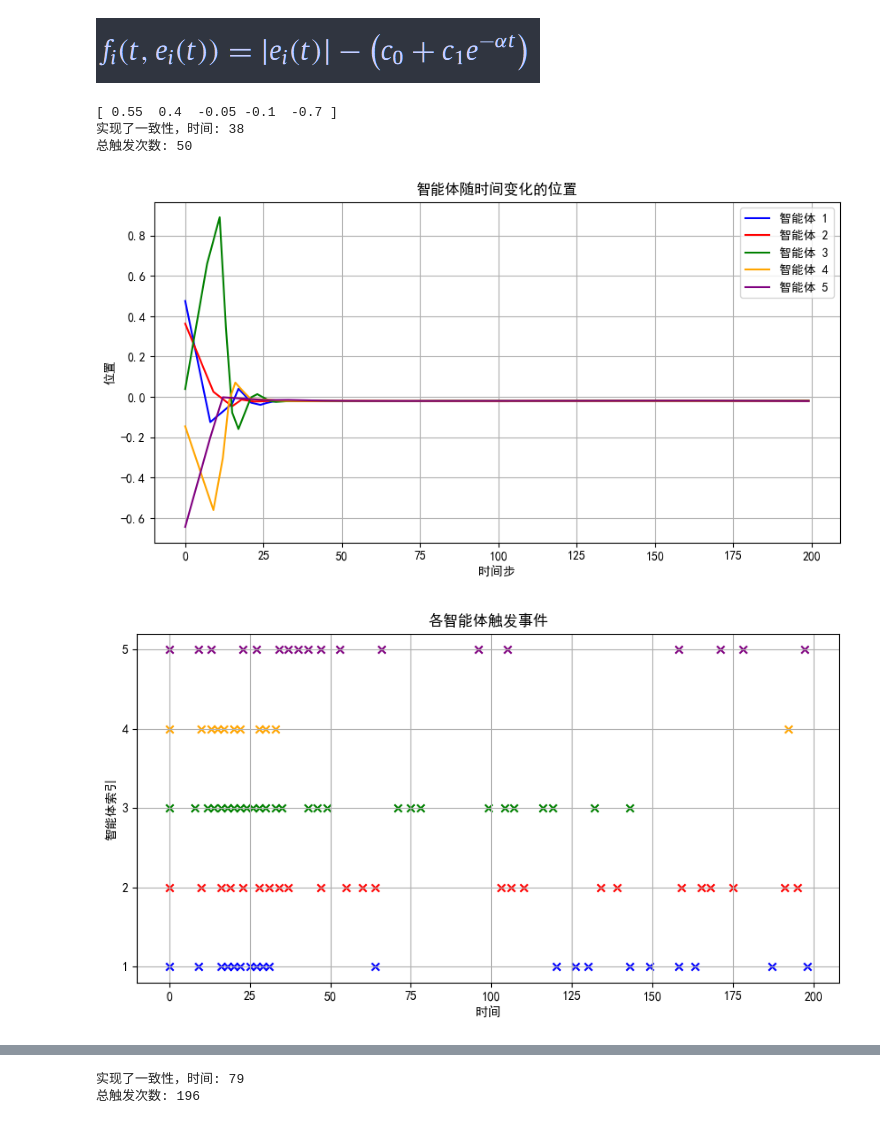
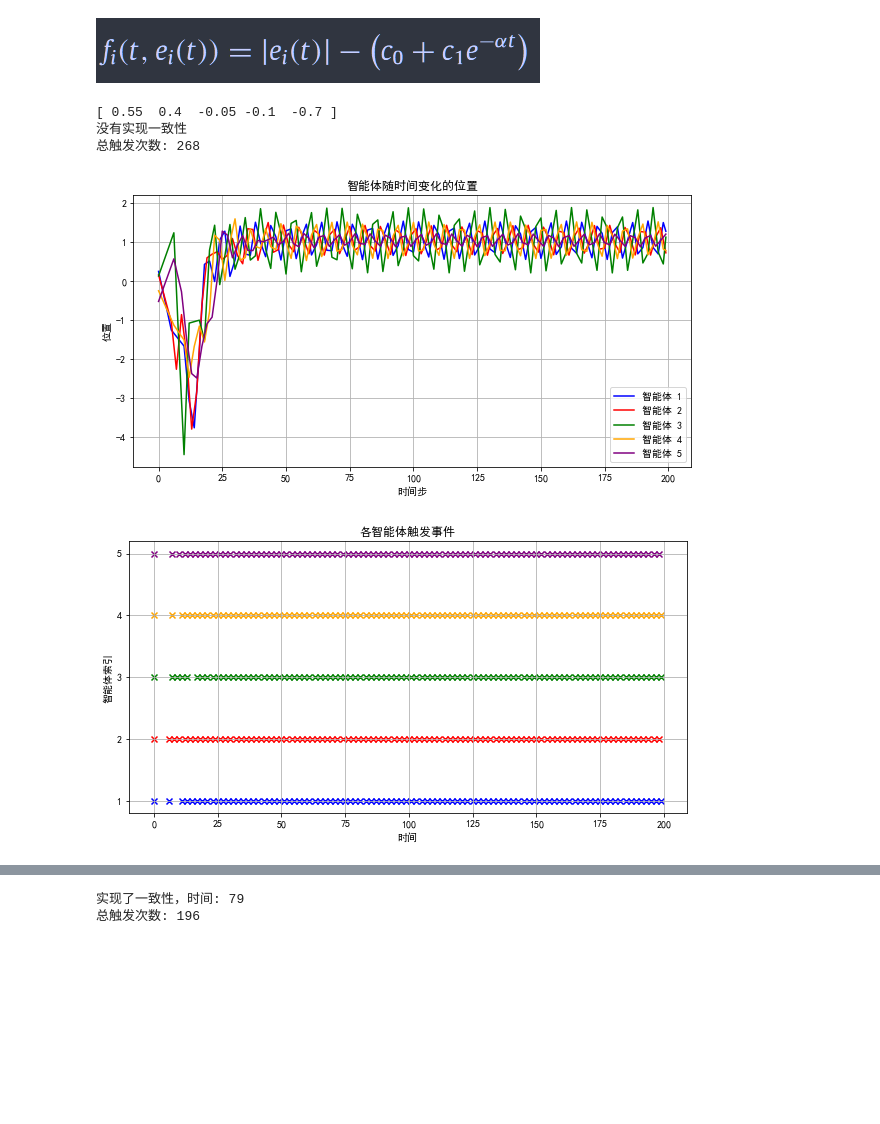
Before and after one commit to yjchenCN/Multi-agent-consensus-algorithm, a Jupyter notebook: Event-based broadcasting for multi-agent average consensus.ipynb, the cells around one changed output, grey strips where cells are left out. Drawn from its saved outputs; the diff is of its cells as text; code cells hidden in the pictures; blank space fills up the shorter version.

```diff
--- a/Event-based broadcasting for multi-agent average consensus.ipynb
+++ b/Event-based broadcasting for multi-agent average consensus.ipynb
@@ -12,7 +12,7 @@ class Agent:
         self.last_broadcast_position = self.position  #存储了该智能体最近一次广播的位置
         self.trigger_points = []
         self.u_i = 0
-        self.c_0 = 0.00053
+        self.c_0 = 0.0004
         self.c_1 = 6
         self.alpha = 0.3
         self.trigger_count = 0
@@ -33,7 +33,7 @@ class Agent:
 
         # 如果事件触发函数大于等于0，则更新位置
         if trigger_condition >= 0 or t == 0:
-            self.u_i = - sum(self.is_neighbor(neighbor) * (self.last_broadcast_position - neighbor.last_broadcast_position) for neighbor in self.neighbors)
+            self.u_i = - sum((self.last_broadcast_position - neighbor.last_broadcast_position) for neighbor in self.neighbors)
             self.position += self.u_i * dt
             self.last_broadcast_position = self.position
             #记录触发的相关信息
@@ -54,7 +54,7 @@ class Agent:
 # 初始化参数和智能体
 num_agents = 5
 num_iterations = 200
-dt = 0.1
+dt = 0.3
 np.random.seed(0)
 #agents = [Agent(np.random.uniform(-1, 1), i) for i in range(num_agents)]
 #initial_positions = np.linspace(-1, 1, num_agents)
@@ -146,34 +146,34 @@ custom_time = np.arange(num_iterations) * dt
 custom_time = custom_time[:time]
 
 # 绘制触发事件图，使用截取后的时间数组
 plt.figure(figsize=(10, 5))
 # 收集所有智能体的触发时间点和对应的索引以及颜色
 trigger_events = []
 for i, agent in enumerate(agents):
     for t, _ in agent.trigger_points:
         if t < time:  # 仅保留时间步前50的触发事件数据
             trigger_events.append((custom_time[t], i + 1, colors[i]))  # 存储时间、智能体索引和颜色
 # 按触发时间排序
 trigger_events.sort()
 # 绘制触发事件
 for t, i, color in trigger_events:
     plt.scatter(t * 10, i, marker='x', color=color)  # 使用之前生成的颜色映射绘制触发事件，保持颜色一致
 plt.xlabel('时间')
 plt.ylabel('智能体索引')
 plt.title('各智能体触发事件')
 plt.yticks(range(1, num_agents + 1))  # 设置y轴刻度以匹配智能体的索引
 plt.grid(True)
 plt.show()
 
 
 # 解决中文显示问题
 plt.rcParams['font.sans-serif'] = ['SimHei']  # 指定默认字体为黑体
 plt.rcParams['axes.unicode_minus'] = False  # 解决保存图像时负号 '-' 显示为方块的问题
 
 plt.show()
 # %% [output]
 [ 0.55  0.4  -0.05 -0.1  -0.7 ]
-实现了一致性，时间: 38
-总触发次数: 50
+没有实现一致性
+总触发次数: 268
-[figure, old version]
+[figure, new version]
-[figure, old version]
+[figure, new version]
```
Also changed, not shown: parts of 3 cells of this notebook, 9 other files.
